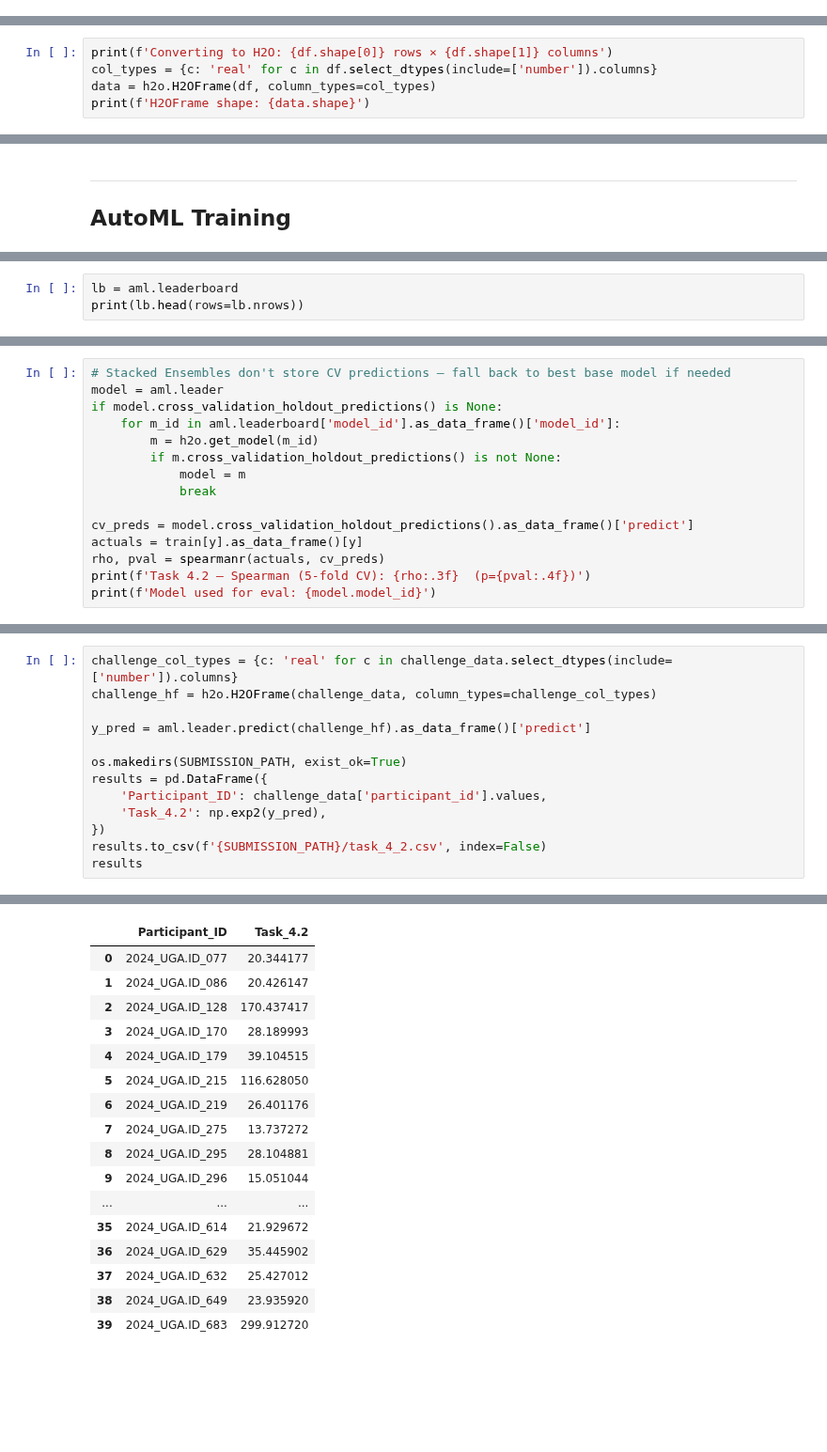
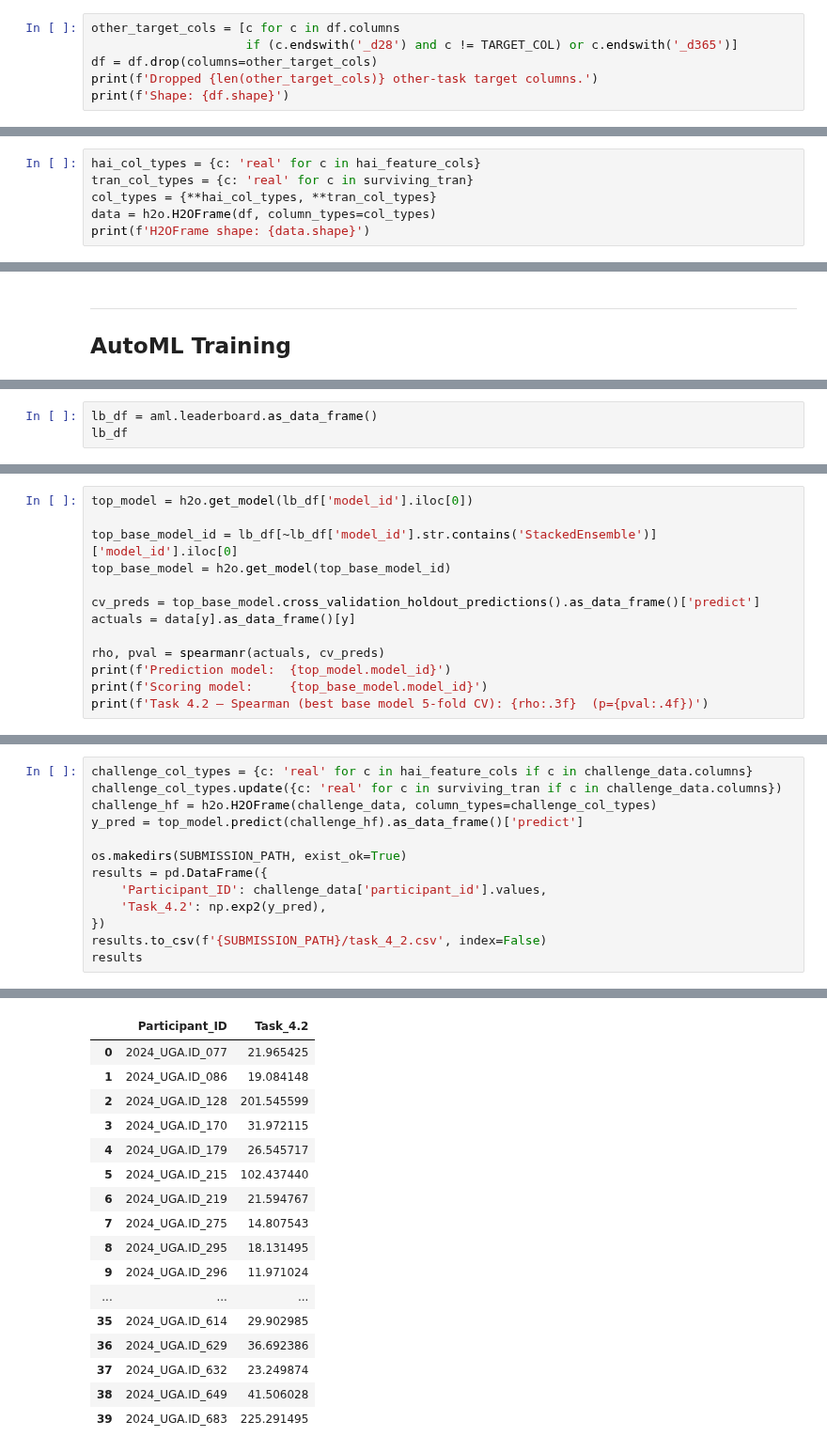
Before and after one commit to DirtyChay/cmi-flu-prediction-challenge-capstone, a Jupyter notebook: automl_models/task_4_2.ipynb, the cells around one changed output, grey strips where cells are left out. Shown at 94% size. Drawn from its saved outputs; the diff is of its cells as text; blank space fills up the shorter version.

```diff
--- a/automl_models/task_4_2.ipynb
+++ b/automl_models/task_4_2.ipynb
@@ -167,0 +158,6 @@ dtype: int64
+# %%
+other_target_cols = [c for c in df.columns
+                     if (c.endswith('_d28') and c != TARGET_COL) or c.endswith('_d365')]
+df = df.drop(columns=other_target_cols)
+print(f'Dropped {len(other_target_cols)} other-task target columns.')
+print(f'Shape: {df.shape}')
@@ -211,6 +248,7 @@ Connecting to H2O server at http://127.0.0.1:54321 ... successful.
 # %%
-print(f'Converting to H2O: {df.shape[0]} rows × {df.shape[1]} columns')
-col_types = {c: 'real' for c in df.select_dtypes(include=['number']).columns}
+hai_col_types = {c: 'real' for c in hai_feature_cols}
+tran_col_types = {c: 'real' for c in surviving_tran}
+col_types = {**hai_col_types, **tran_col_types}
 data = h2o.H2OFrame(df, column_types=col_types)
 print(f'H2OFrame shape: {data.shape}')
 # %% [output]
@@ -246,6 +279,6 @@ print('Training complete.')
 Training samples: 394  |  Features: 318
 Training complete.
 # %%
-lb = aml.leaderboard
-print(lb.head(rows=lb.nrows))
+lb_df = aml.leaderboard.as_data_frame()
+lb_df
 # %% [output]
@@ -269,16 +303,14 @@ GBM_grid_1_AutoML_1_20260527_205056_model_221            1.5435   2.38238  1.280
 # %%
-# Stacked Ensembles don't store CV predictions — fall back to best base model if needed
-model = aml.leader
-if model.cross_validation_holdout_predictions() is None:
-    for m_id in aml.leaderboard['model_id'].as_data_frame()['model_id']:
-        m = h2o.get_model(m_id)
-        if m.cross_validation_holdout_predictions() is not None:
-            model = m
-            break
+top_model = h2o.get_model(lb_df['model_id'].iloc[0])
 
-cv_preds = model.cross_validation_holdout_predictions().as_data_frame()['predict']
-actuals = train[y].as_data_frame()[y]
+top_base_model_id = lb_df[~lb_df['model_id'].str.contains('StackedEnsemble')]['model_id'].iloc[0]
+top_base_model = h2o.get_model(top_base_model_id)
+
+cv_preds = top_base_model.cross_validation_holdout_predictions().as_data_frame()['predict']
+actuals = data[y].as_data_frame()[y]
+
 rho, pval = spearmanr(actuals, cv_preds)
-print(f'Task 4.2 — Spearman (5-fold CV): {rho:.3f}  (p={pval:.4f})')
-print(f'Model used for eval: {model.model_id}')
+print(f'Prediction model:  {top_model.model_id}')
+print(f'Scoring model:     {top_base_model.model_id}')
+print(f'Task 4.2 — Spearman (best base model 5-fold CV): {rho:.3f}  (p={pval:.4f})')
 # %% [output]
@@ -347,10 +374,10 @@ Varimp model: GBM_grid_1_AutoML_1_20260527_205056_model_90
 <h2o.plot._plot_result._MObject at 0x...>
 <Figure size 640x480 with 0 Axes>
 # %%
-challenge_col_types = {c: 'real' for c in challenge_data.select_dtypes(include=['number']).columns}
+challenge_col_types = {c: 'real' for c in hai_feature_cols if c in challenge_data.columns}
+challenge_col_types.update({c: 'real' for c in surviving_tran if c in challenge_data.columns})
 challenge_hf = h2o.H2OFrame(challenge_data, column_types=challenge_col_types)
-
-y_pred = aml.leader.predict(challenge_hf).as_data_frame()['predict']
+y_pred = top_model.predict(challenge_hf).as_data_frame()['predict']
 
 os.makedirs(SUBMISSION_PATH, exist_ok=True)
 results = pd.DataFrame({
@@ -365,18 +392,18 @@ gbm prediction progress: |██████████████████
   warnings.warn("Converting H2O frame to pandas dataframe using single-thread.  For faster conversion using"
 |  | Participant_ID | Task_4.2 |
-| 0 | 2024_UGA.ID_077 | 20.344177 |
-| 1 | 2024_UGA.ID_086 | 20.426147 |
-| 2 | 2024_UGA.ID_128 | 170.437417 |
-| 3 | 2024_UGA.ID_170 | 28.189993 |
-| 4 | 2024_UGA.ID_179 | 39.104515 |
-| 5 | 2024_UGA.ID_215 | 116.628050 |
-| 6 | 2024_UGA.ID_219 | 26.401176 |
-| 7 | 2024_UGA.ID_275 | 13.737272 |
-| 8 | 2024_UGA.ID_295 | 28.104881 |
-| 9 | 2024_UGA.ID_296 | 15.051044 |
+| 0 | 2024_UGA.ID_077 | 21.965425 |
+| 1 | 2024_UGA.ID_086 | 19.084148 |
+| 2 | 2024_UGA.ID_128 | 201.545599 |
+| 3 | 2024_UGA.ID_170 | 31.972115 |
+| 4 | 2024_UGA.ID_179 | 26.545717 |
+| 5 | 2024_UGA.ID_215 | 102.437440 |
+| 6 | 2024_UGA.ID_219 | 21.594767 |
+| 7 | 2024_UGA.ID_275 | 14.807543 |
+| 8 | 2024_UGA.ID_295 | 18.131495 |
+| 9 | 2024_UGA.ID_296 | 11.971024 |
 | ... | ... | ... |
-| 35 | 2024_UGA.ID_614 | 21.929672 |
-| 36 | 2024_UGA.ID_629 | 35.445902 |
-| 37 | 2024_UGA.ID_632 | 25.427012 |
-| 38 | 2024_UGA.ID_649 | 23.935920 |
-| 39 | 2024_UGA.ID_683 | 299.912720 |
+| 35 | 2024_UGA.ID_614 | 29.902985 |
+| 36 | 2024_UGA.ID_629 | 36.692386 |
+| 37 | 2024_UGA.ID_632 | 23.249874 |
+| 38 | 2024_UGA.ID_649 | 41.506028 |
+| 39 | 2024_UGA.ID_683 | 225.291495 |
```
Also changed, not shown: parts of 38 cells of this notebook, 1 other file.
